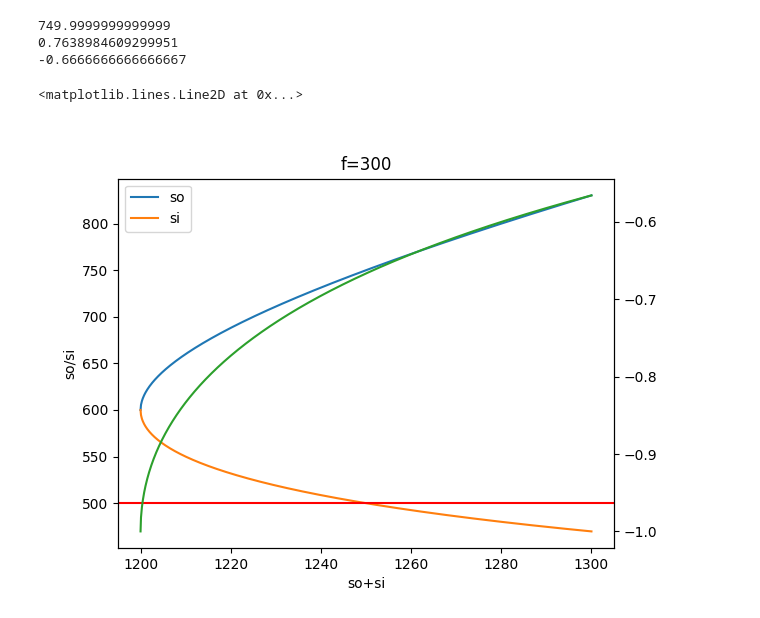
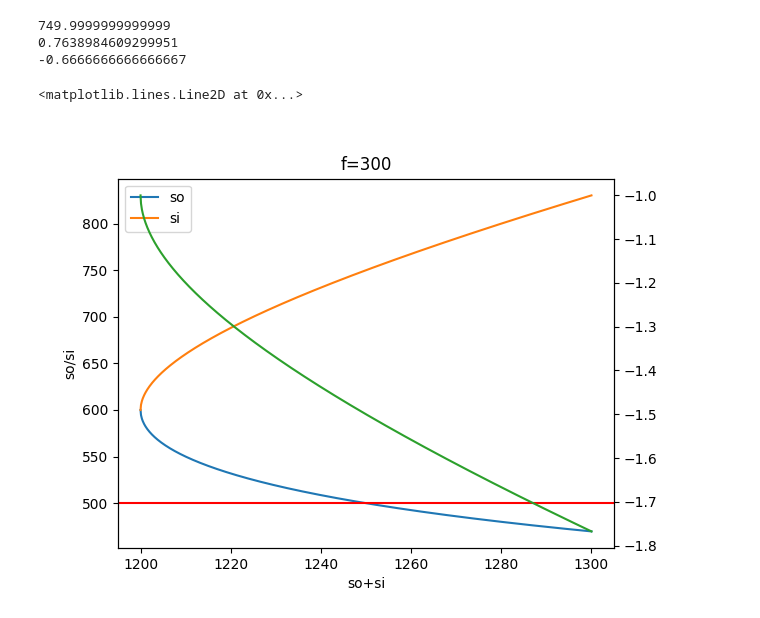
Before and after one commit to wilbertras/spatial-mapping, a Jupyter notebook: optical_setup.ipynb, the cells around one changed output. Saved outputs shown, nothing was run; the diff lists cells and outputs as text; code cells hidden in the pictures.

```diff
--- a/optical_setup.ipynb
+++ b/optical_setup.ipynb
@@ -233,19 +233,19 @@ print(-si/so)
 # %%
 f = 300
 x = np.linspace(1200, 1300, 1000)
-so = x/2 + np.sqrt((x/2)**2 - f*x)
-si = x/2 - np.sqrt((x/2)**2 - f*x)
+si = x/2 + np.sqrt((x/2)**2 - f*x)
+so = x/2 - np.sqrt((x/2)**2 - f*x)
 M = - si/so
 fig, ax = plt.subplots()
 secax = ax.twinx()
 secax.plot(x, M, c='tab:green')
 ax.plot(x, so, label='so')
 ax.plot(x, si, label='si')
 ax.legend()
 ax.set_xlabel('so+si')
 ax.set_ylabel('so/si')
 ax.set_title('f=300')
 ax.axhline(500, 0, 1, c='r')
 # %% [output]
 <matplotlib.lines.Line2D at 0x...>
-[figure, old version]
+[figure, new version]
```
Also changed, not shown: parts of 2 cells of this notebook.
